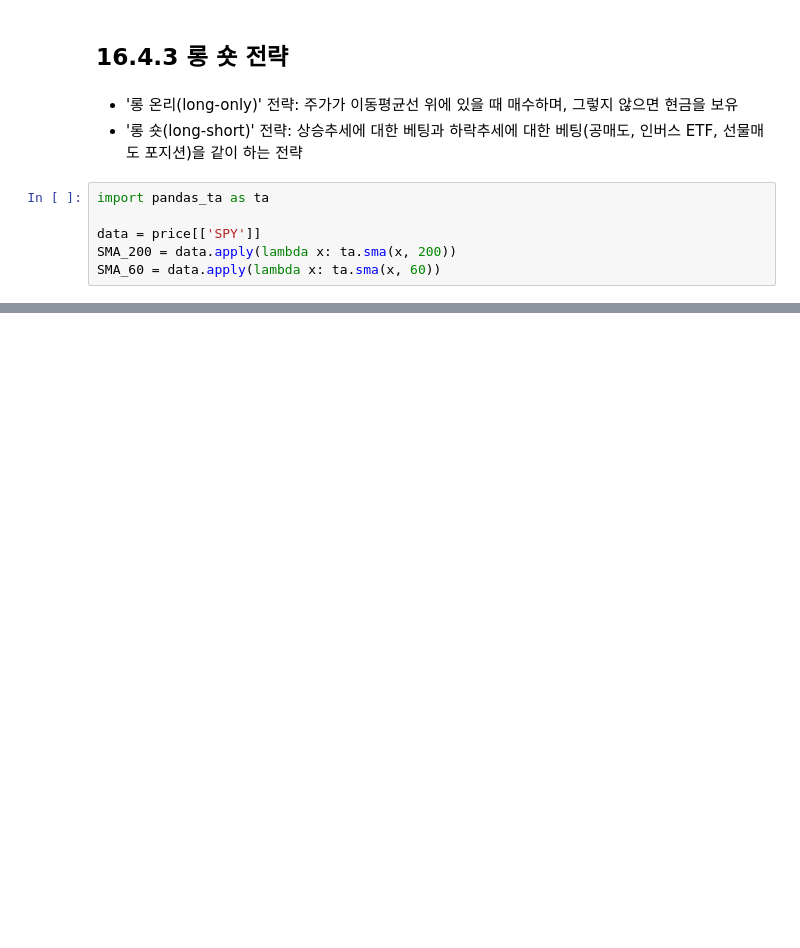
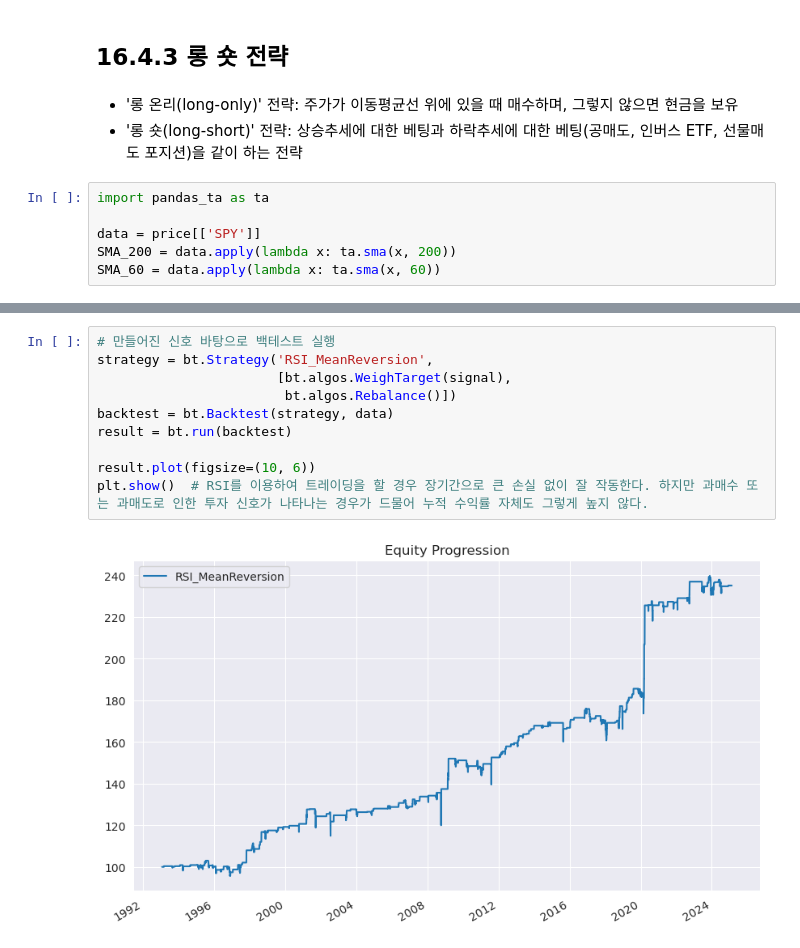
Before and after one commit to Glesep/Quant, a Jupyter notebook: chap_16/chap16.ipynb, the cells around one changed output, grey strips where cells are left out. Drawn from its saved outputs; the diff is of its cells as text; blank space fills up the shorter version.

```diff
--- a/chap_16/chap16.ipynb
+++ b/chap_16/chap16.ipynb
@@ -447,0 +533,12 @@ plt.show()
+# %%
+# 만들어진 신호 바탕으로 백테스트 실행
+strategy = bt.Strategy('RSI_MeanReversion',
+                       [bt.algos.WeighTarget(signal),
+                        bt.algos.Rebalance()])
+backtest = bt.Backtest(strategy, data)
+result = bt.run(backtest)
+
+result.plot(figsize=(10, 6))
+plt.show()  # RSI를 이용하여 트레이딩을 할 경우 장기간으로 큰 손실 없이 잘 작동한다. 하지만 과매수 또는 과매도로 인한 투자 신호가 나타나는 경우가 드물어 누적 수익률 자체도 그렇게 높지 않다.
+# %% [output]
+[figure, added]
```
Also changed, not shown: parts of 27 cells of this notebook.
